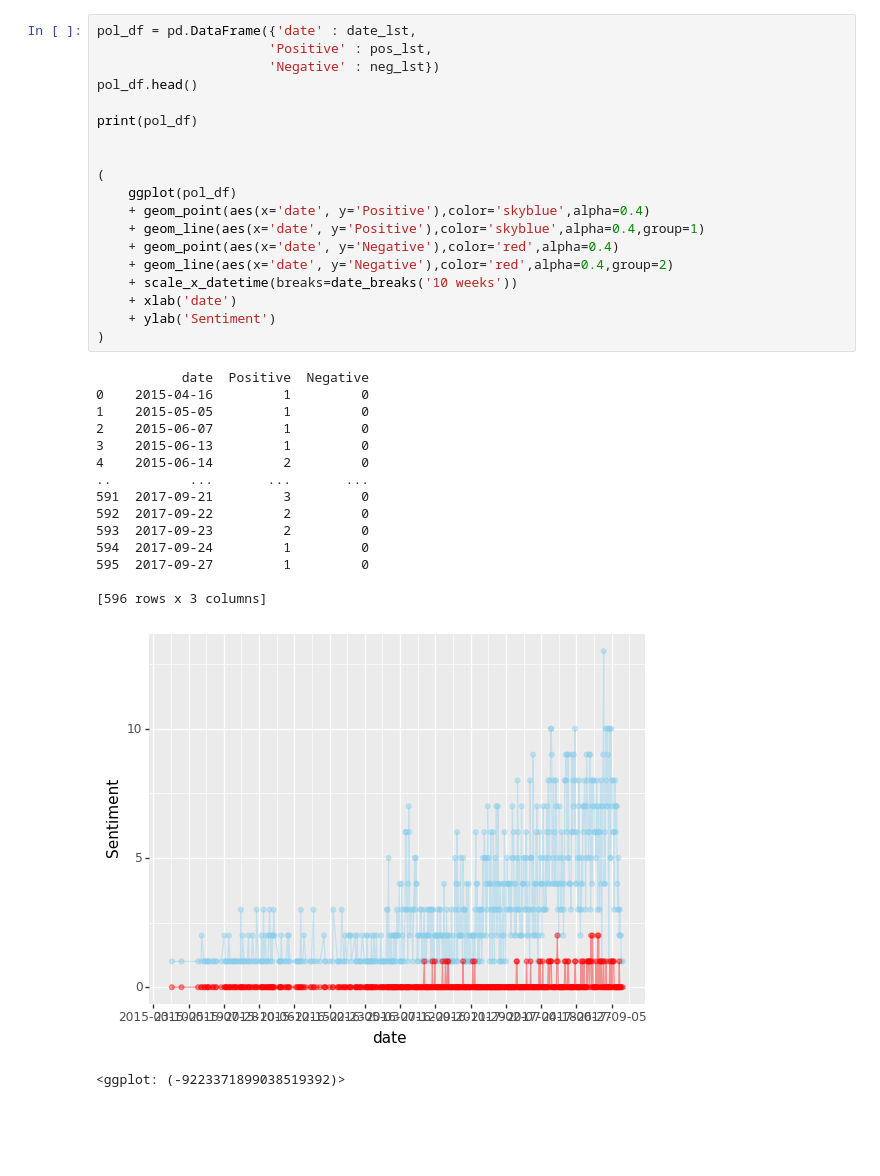
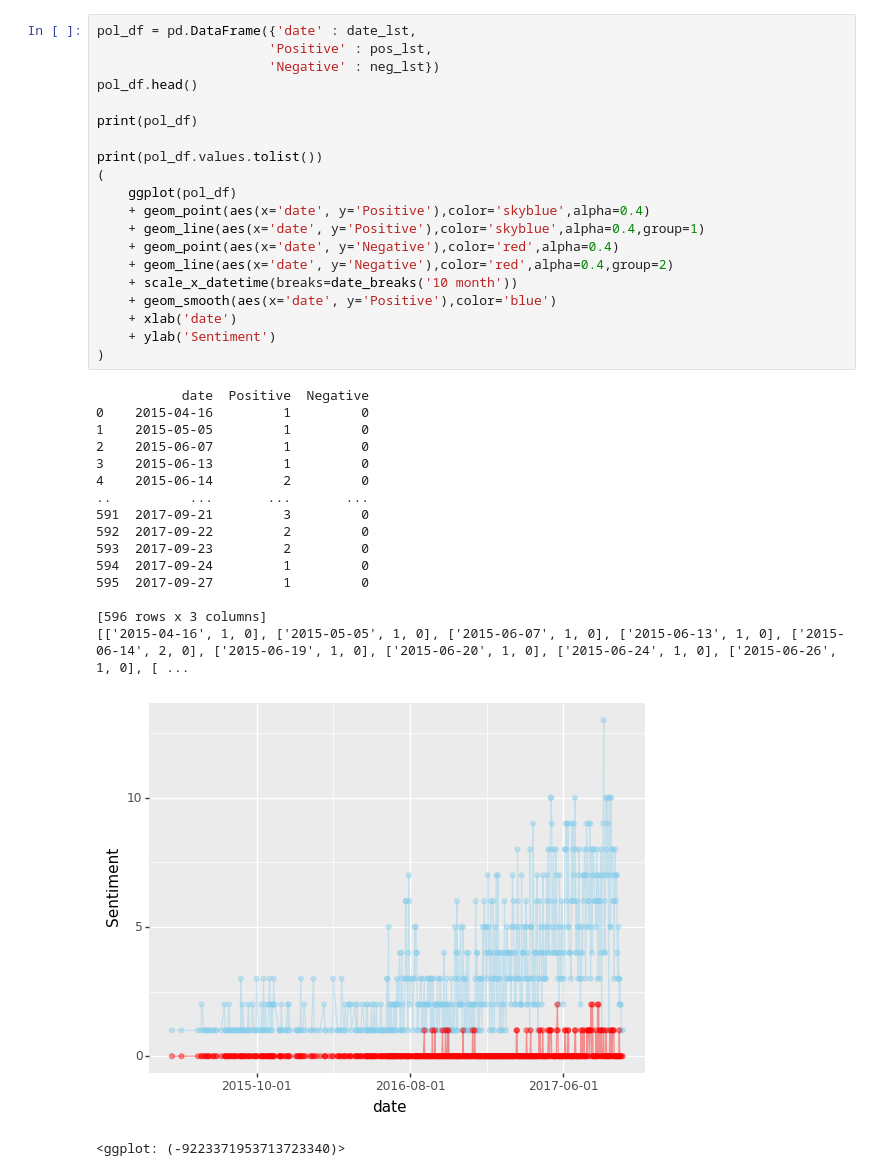
Before and after one commit to GoDK36/SSAbased_Trend, a Jupyter notebook: SSA_prac.ipynb, the cells around one changed output. Drawn from its saved outputs; the diff is of its cells as text; blank space fills up the shorter version.

Commit message:
make .csv file, changed graph style

```diff
--- a/SSA_prac.ipynb
+++ b/SSA_prac.ipynb
@@ -41,34 +57,36 @@ pol_df = pd.DataFrame({'date' : date_lst,
                       'Positive' : pos_lst,
                       'Negative' : neg_lst})
 pol_df.head()
 
 print(pol_df)
 
-
+print(pol_df.values.tolist())
 (
     ggplot(pol_df)
     + geom_point(aes(x='date', y='Positive'),color='skyblue',alpha=0.4)
     + geom_line(aes(x='date', y='Positive'),color='skyblue',alpha=0.4,group=1)
     + geom_point(aes(x='date', y='Negative'),color='red',alpha=0.4)
     + geom_line(aes(x='date', y='Negative'),color='red',alpha=0.4,group=2)
-    + scale_x_datetime(breaks=date_breaks('10 weeks'))
+    + scale_x_datetime(breaks=date_breaks('10 month'))
+    + geom_smooth(aes(x='date', y='Positive'),color='blue')
     + xlab('date')
     + ylab('Sentiment')
 )
 # %% [output]
            date  Positive  Negative
 0    2015-04-16         1         0
 1    2015-05-05         1         0
 2    2015-06-07         1         0
 3    2015-06-13         1         0
 4    2015-06-14         2         0
 ..          ...       ...       ...
 591  2017-09-21         3         0
 592  2017-09-22         2         0
 593  2017-09-23         2         0
 594  2017-09-24         1         0
 595  2017-09-27         1         0
 
 [596 rows x 3 columns]
+[['2015-04-16', 1, 0], ['2015-05-05', 1, 0], ['2015-06-07', 1, 0], ['2015-06-13', 1, 0], ['2015-06-14', 2, 0], ['2015-06-19', 1, 0], ['2015-06-20', 1, 0], ['2015-06-24', 1, 0], ['2015-06-26', 1, 0], [ ...
-[figure, old version]
+[figure, new version]
-<ggplot: (-9223371899038519392)>
+<ggplot: (-9223371953713723340)>
```
Also changed, not shown: parts of 5 cells of this notebook, 3 other files.
